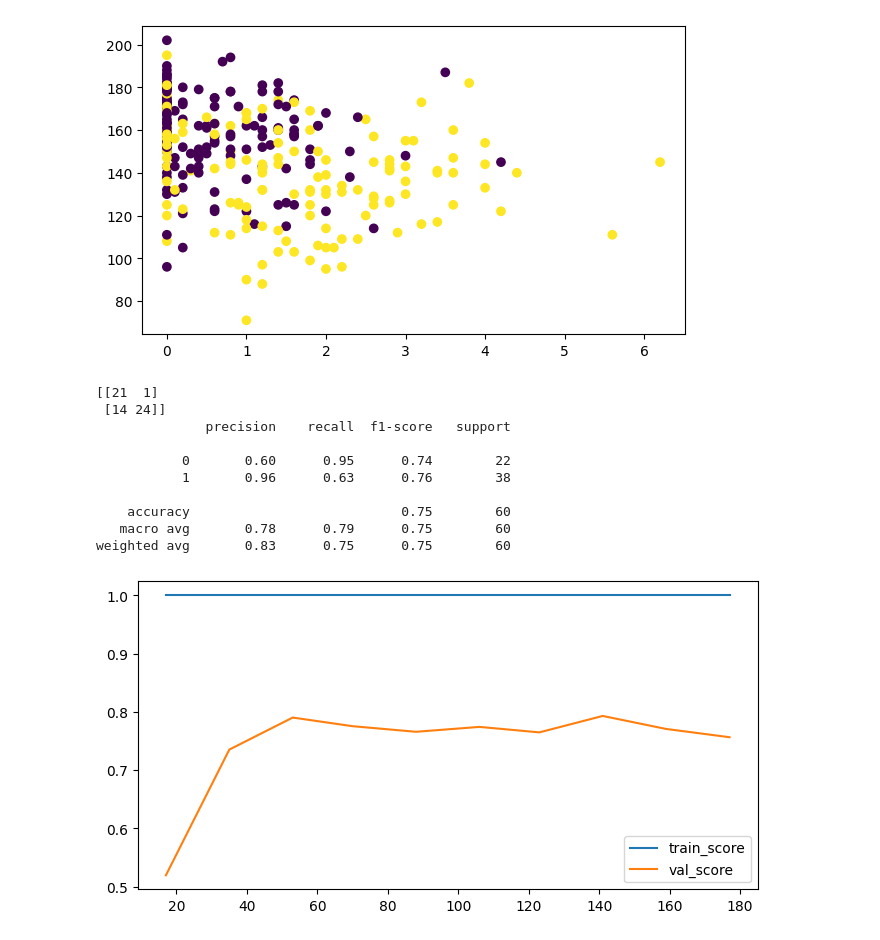
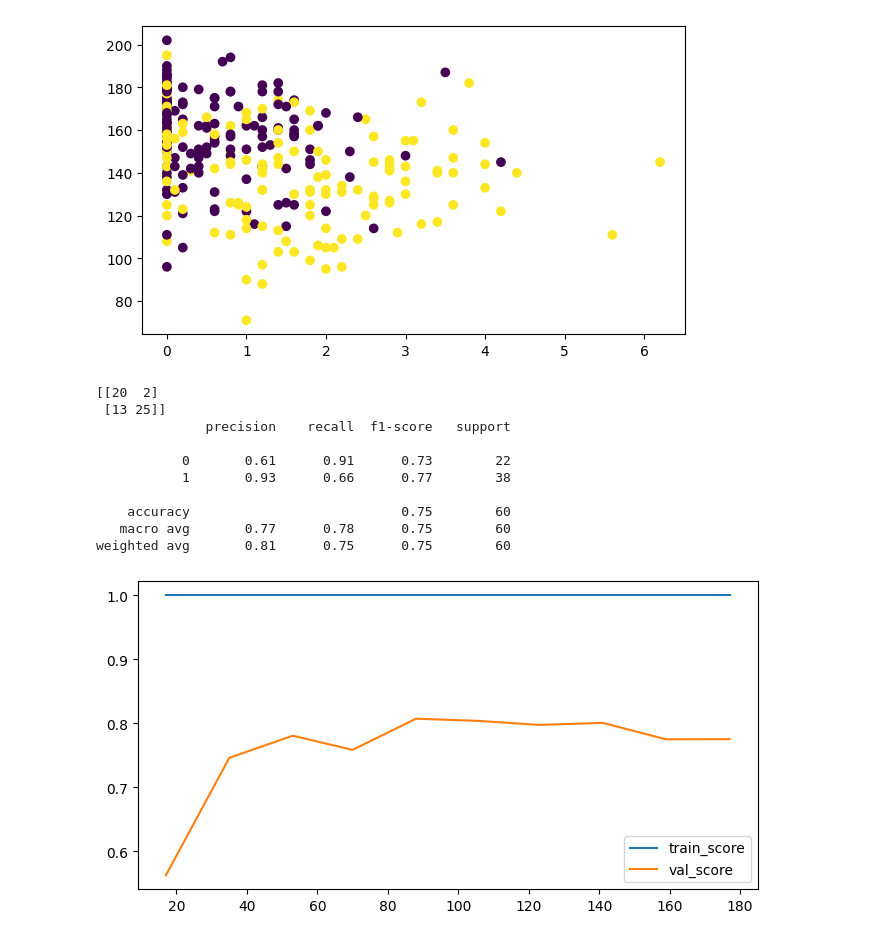
Before and after one commit to Ramseyn77/Heart, a Jupyter notebook: code.ipynb, the cells around one changed output. Saved outputs shown, nothing was run; the diff lists cells and outputs as text; code cells hidden in the pictures.

```diff
--- a/code.ipynb
+++ b/code.ipynb
@@ -158,21 +158,22 @@ def evaluation(model) :
 # %%
 from sklearn.tree import DecisionTreeClassifier
 from sklearn.ensemble import RandomForestClassifier
 from sklearn.pipeline import make_pipeline
+from sklearn.feature_selection import SelectKBest,f_classif
 
-model = make_pipeline(StandardScaler(),RandomForestClassifier(random_state = 0))
+model = make_pipeline(SelectKBest(f_classif, k=10),RandomForestClassifier(random_state = 0))
 
 evaluation(model)
 # %% [output]
-[[21  1]
- [14 24]]
+[[20  2]
+ [13 25]]
               precision    recall  f1-score   support
 
-           0       0.60      0.95      0.74        22
-           1       0.96      0.63      0.76        38
+           0       0.61      0.91      0.73        22
+           1       0.93      0.66      0.77        38
 
     accuracy                           0.75        60
-   macro avg       0.78      0.79      0.75        60
-weighted avg       0.83      0.75      0.75        60
+   macro avg       0.77      0.78      0.75        60
+weighted avg       0.81      0.75      0.75        60
-[figure, old version]
+[figure, new version]
 # %%
```
Also changed, not shown: parts of 3 cells of this notebook, 1 other file.
